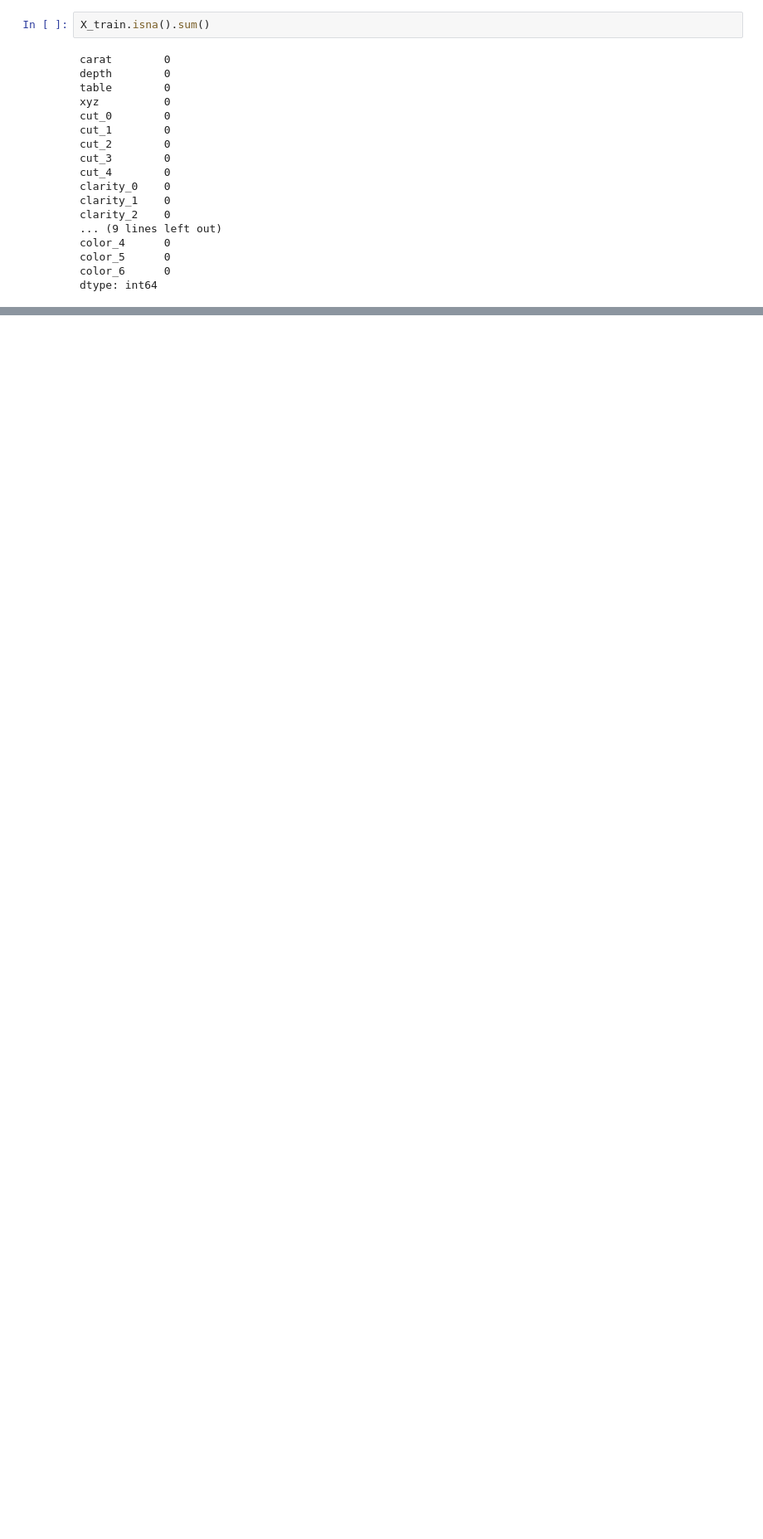
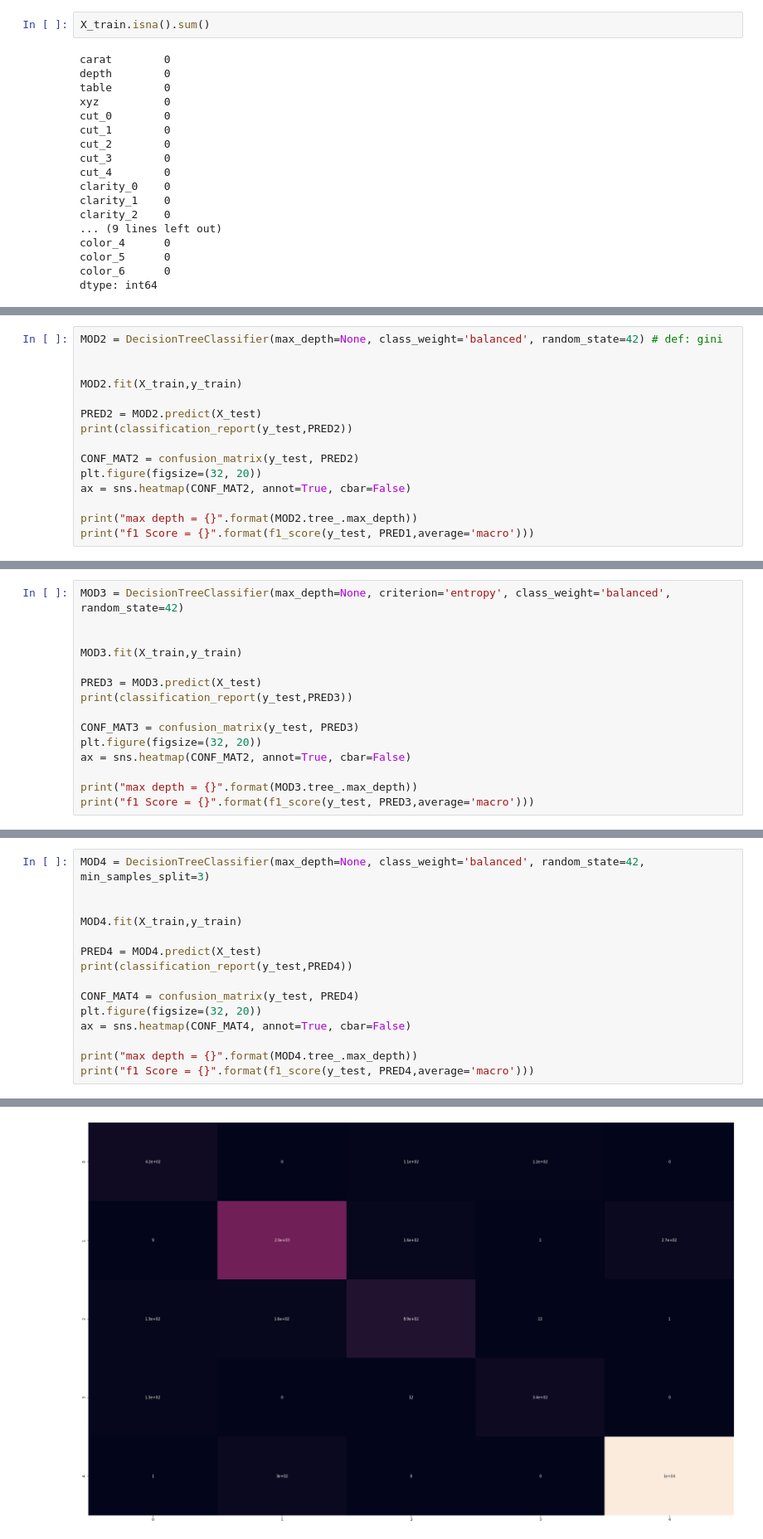
Before and after one commit to batikanor/GlobalAIHubMachineLearningCourse, a Jupyter notebook: Final Project/Final Project.ipynb, the cells around one changed output, grey strips where cells are left out. Shown at 83% size. Drawn from its saved outputs; the diff is of its cells as text; blank space fills up the shorter version.

```diff
--- a/Final Project/Final Project.ipynb
+++ b/Final Project/Final Project.ipynb
@@ -443,3 +443,18 @@ weighted avg       0.91      0.91      0.91     15977
 max depth = 31
 f1 Score = 0.7878090422175321
 [figure]
+# %%
+MOD2 = DecisionTreeClassifier(max_depth=None, class_weight='balanced', random_state=42) # def: gini
+
+
+MOD2.fit(X_train,y_train)
+
+PRED2 = MOD2.predict(X_test)
+print(classification_report(y_test,PRED2))
+
+CONF_MAT2 = confusion_matrix(y_test, PRED2)
+plt.figure(figsize=(32, 20))
+ax = sns.heatmap(CONF_MAT2, annot=True, cbar=False)
+
+print("max depth = {}".format(MOD2.tree_.max_depth))
+print("f1 Score = {}".format(f1_score(y_test, PRED1,average='macro')))
@@ -445,0 +477,15 @@ f1 Score = 0.7878090422175321
+# %%
+MOD3 = DecisionTreeClassifier(max_depth=None, criterion='entropy', class_weight='balanced', random_state=42)
+
+
+MOD3.fit(X_train,y_train)
+
+PRED3 = MOD3.predict(X_test)
+print(classification_report(y_test,PRED3))
+
+CONF_MAT3 = confusion_matrix(y_test, PRED3)
+plt.figure(figsize=(32, 20))
+ax = sns.heatmap(CONF_MAT2, annot=True, cbar=False)
+
+print("max depth = {}".format(MOD3.tree_.max_depth))
+print("f1 Score = {}".format(f1_score(y_test, PRED3,average='macro')))
@@ -445,0 +508,16 @@ f1 Score = 0.7878090422175321
+# %%
+MOD4 = DecisionTreeClassifier(max_depth=None, class_weight='balanced', random_state=42, min_samples_split=3)
+
+
+MOD4.fit(X_train,y_train)
+
+PRED4 = MOD4.predict(X_test)
+print(classification_report(y_test,PRED4))
+
+CONF_MAT4 = confusion_matrix(y_test, PRED4)
+plt.figure(figsize=(32, 20))
+ax = sns.heatmap(CONF_MAT4, annot=True, cbar=False)
+
+print("max depth = {}".format(MOD4.tree_.max_depth))
+print("f1 Score = {}".format(f1_score(y_test, PRED4,average='macro')))
+# %% [output]
@@ -445,0 +538 @@ f1 Score = 0.7878090422175321
+[figure, added]
```
Also changed, not shown: parts of 3 cells of this notebook.
